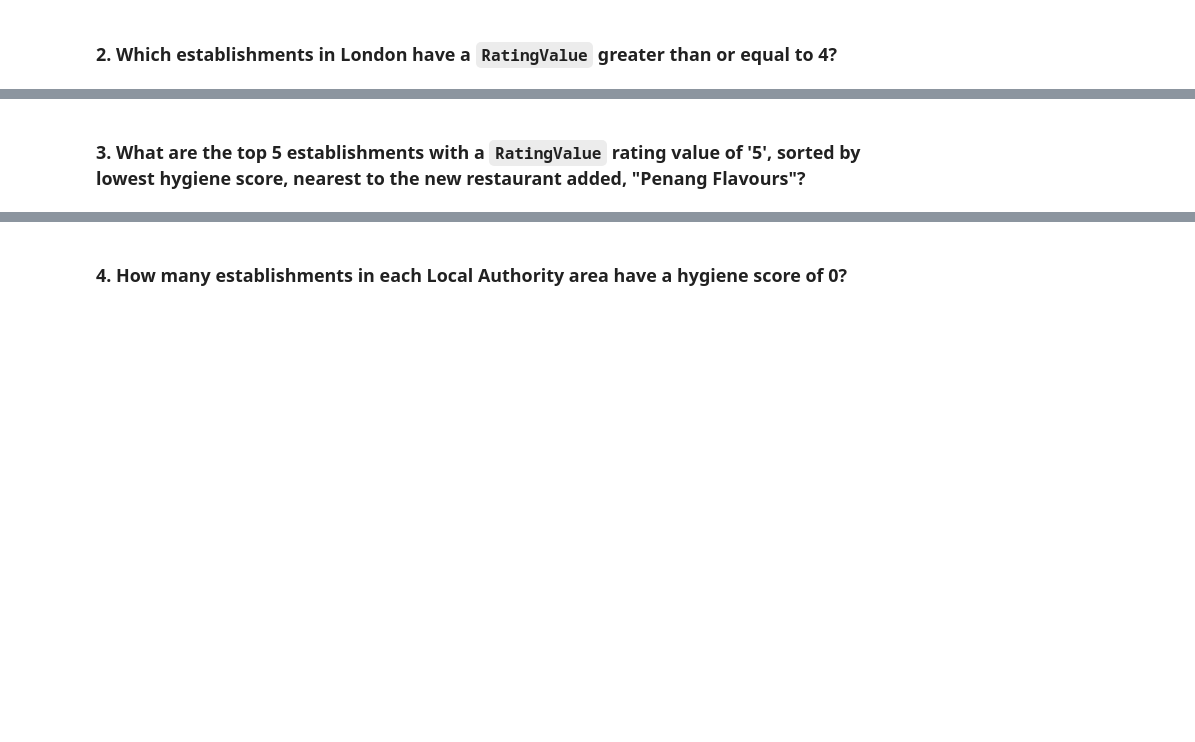
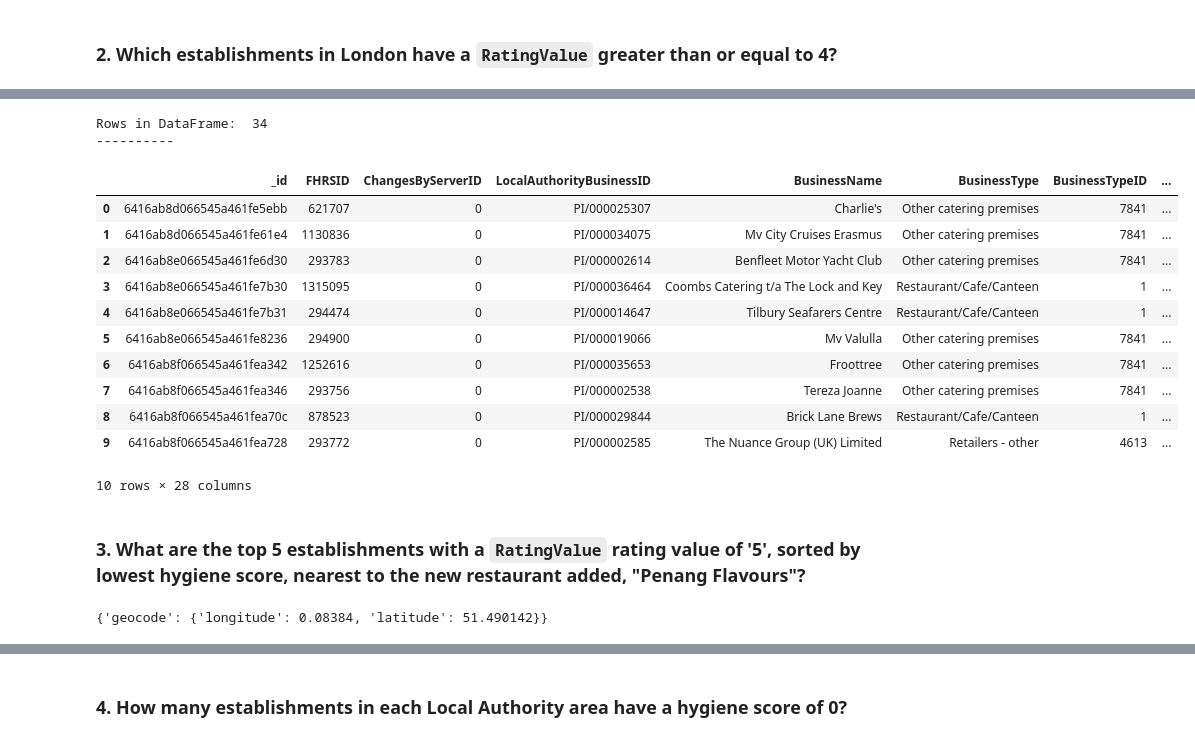
Before and after one commit to mugsiemx/nosql-challenge, a Jupyter notebook: NoSQL_analysis_starter.ipynb, the cells around one changed output, grey strips where cells are left out. Saved outputs shown, nothing was run; the diff lists cells and outputs as text; code cells hidden in the pictures; blank space fills up the shorter version.

```diff
--- a/NoSQL_analysis_starter.ipynb
+++ b/NoSQL_analysis_starter.ipynb
@@ -63,14 +90,12 @@ Rows in DataFrame:  0
 ### 2. Which establishments in London have a `RatingValue` greater than or equal to 4?
 # %%
 # Find the establishments with London as the Local Authority and has a RatingValue greater than or equal to 4.
-query2 = {{'LocalAuthorityName': 'London'},{'RatingValue': {'$gte': 4}}
-# fields = {'BusinessName': 1,'LocalAuthorityName': 1, 'RatingValue': 1, '_id':0}
-# results = establishments.find(query, fields)
+query = {'LocalAuthorityName': {'$regex':'London'}, 'RatingValue': {'$gte': '4'}}
 
 # Use count_documents to display the number of documents in the result
-document_count2 = establishments.count_documents({query2})
-print(f'The establishments collection contains {document_count} documents')
-
+document_count = establishments.count_documents(query)
+print(f'In London, there exists {document_count} establishments with a RatingValue greater than or equal to 4.')
+print('-'*10)
 # Display the first document in the results using pprint
-pprint(results[0:1])
+pprint(establishments.find_one(query))
 # %% [output]
@@ -78,9 +119,27 @@ SyntaxError: invalid syntax (1628751648.py, line 7)
 # %%
 # Convert the result to a Pandas DataFrame
-result_df = pd.DataFrame(results)
+result_df = pd.DataFrame(establishments.find(query))
+
 # Display the number of rows in the DataFrame
 print("Rows in DataFrame: ", len(result_df))
+print('-'*10)
+
 # Display the first 10 rows of the DataFrame
 result_df.head(10)
+# %% [output]
+Rows in DataFrame:  34
+----------
+|  | _id | FHRSID | ChangesByServerID | LocalAuthorityBusinessID | BusinessName | BusinessType | BusinessTypeID | ... |
+| 0 | 6416ab8d066545a461fe5ebb | 621707 | 0 | PI/000025307 | Charlie's | Other catering premises | 7841 | ... |
+| 1 | 6416ab8d066545a461fe61e4 | 1130836 | 0 | PI/000034075 | Mv City Cruises Erasmus | Other catering premises | 7841 | ... |
+| 2 | 6416ab8e066545a461fe6d30 | 293783 | 0 | PI/000002614 | Benfleet Motor Yacht Club | Other catering premises | 7841 | ... |
+| 3 | 6416ab8e066545a461fe7b30 | 1315095 | 0 | PI/000036464 | Coombs Catering t/a The Lock and Key | Restaurant/Cafe/Canteen | 1 | ... |
+| 4 | 6416ab8e066545a461fe7b31 | 294474 | 0 | PI/000014647 | Tilbury Seafarers Centre | Restaurant/Cafe/Canteen | 1 | ... |
+| 5 | 6416ab8e066545a461fe8236 | 294900 | 0 | PI/000019066 | Mv Valulla | Other catering premises | 7841 | ... |
+| 6 | 6416ab8f066545a461fea342 | 1252616 | 0 | PI/000035653 | Froottree | Other catering premises | 7841 | ... |
+| 7 | 6416ab8f066545a461fea346 | 293756 | 0 | PI/000002538 | Tereza Joanne | Other catering premises | 7841 | ... |
+| 8 | 6416ab8f066545a461fea70c | 878523 | 0 | PI/000029844 | Brick Lane Brews | Restaurant/Cafe/Canteen | 1 | ... |
+| 9 | 6416ab8f066545a461fea728 | 293772 | 0 | PI/000002585 | The Nuance Group (UK) Limited | Retailers - other | 4613 | ... |
+10 rows × 28 columns
 # %% [markdown]
 ### 3. What are the top 5 establishments with a `RatingValue` rating value of '5', sorted by lowest hygiene score, nearest to the new restaurant added, "Penang Flavours"?
@@ -98 +146,8 @@ Penang_longitude, Penang_latitude
+# %%
+# set up results search for geocodes to set as variables
+results_geocodes = establishments.find_one({'BusinessName':'Penang Flavours'},
+                               {'geocode.latitude':1, 'geocode.longitude':1,'_id':0})
+results_geocodes
+# %% [output]
+{'geocode': {'longitude': 0.08384, 'latitude': 51.490142}}
 # %%
```
Also changed, not shown: parts of 8 cells of this notebook, 2 other files.
